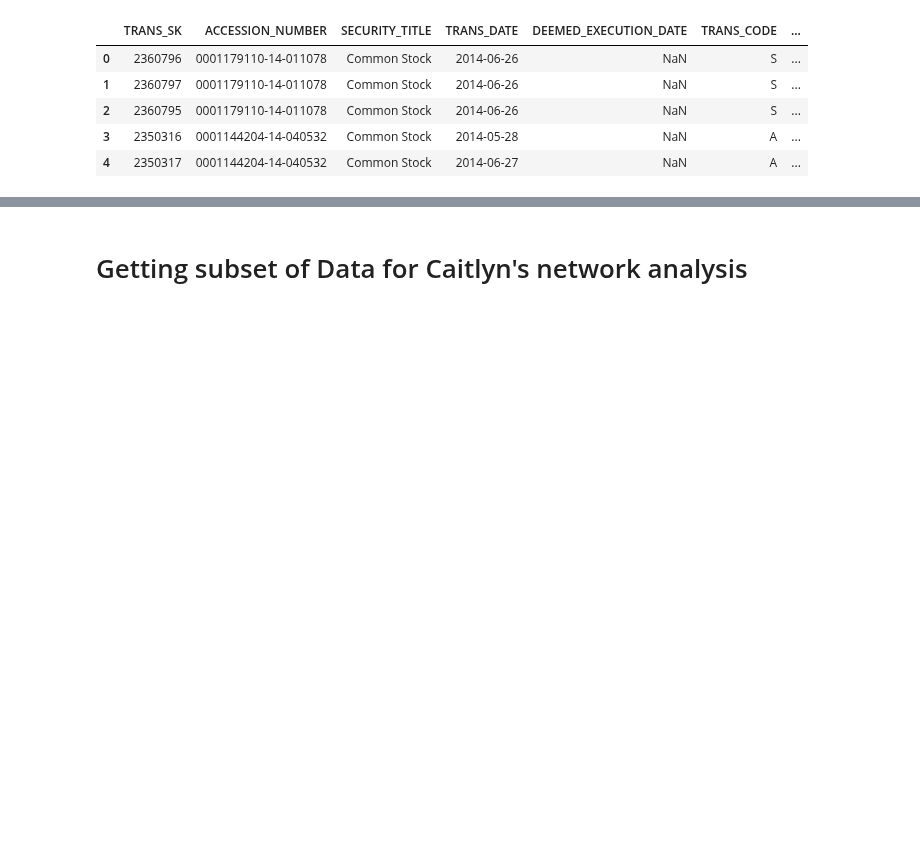
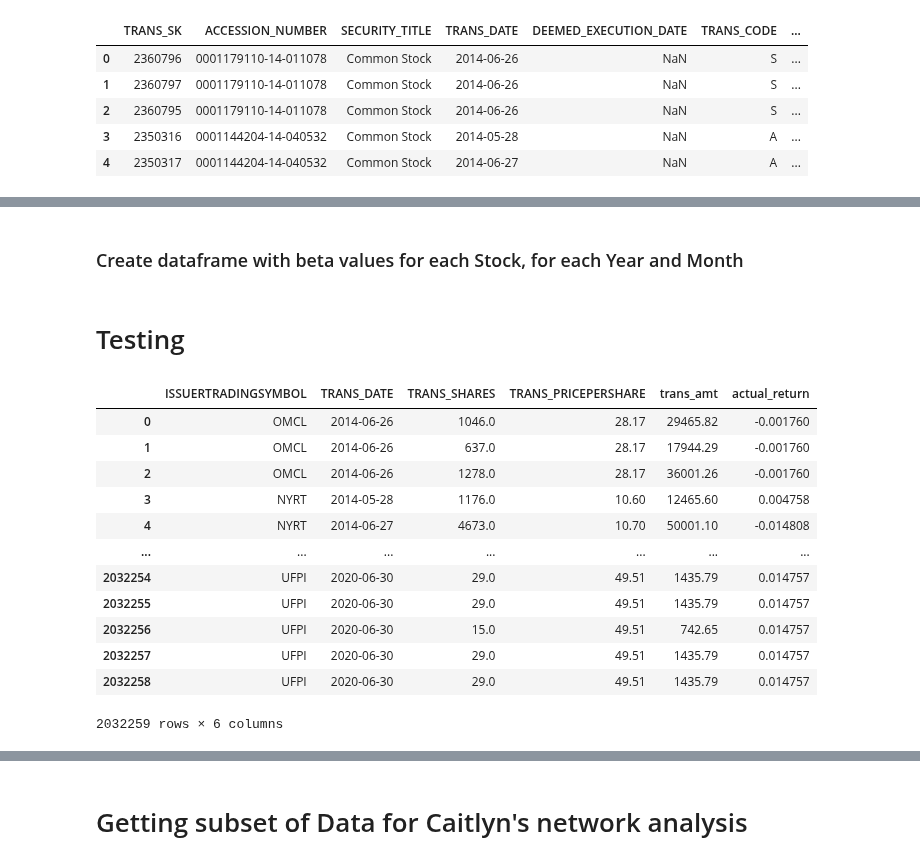
Before and after one commit to Blimperoo/DSA4263-Final-Insider-Trading, a Jupyter notebook: src/data/SEC_and_Litigations_EDA.ipynb, the cells around one changed output, grey strips where cells are left out. Cells and saved outputs as stored; diff of their text form; code cells hidden in the pictures; blank space fills up the shorter version.

```diff
--- a/src/data/SEC_and_Litigations_EDA.ipynb
+++ b/src/data/SEC_and_Litigations_EDA.ipynb
@@ -268,0 +394,20 @@ all_transaction_direct_final[['trans_amt']].describe()
+# %% [markdown]
+### Create dataframe with beta values for each Stock, for each Year and Month
+# %% [markdown]
+# Testing
+# %%
+all_transaction_direct_final_returns[['ISSUERTRADINGSYMBOL', 'TRANS_DATE','TRANS_SHARES', 'TRANS_PRICEPERSHARE','trans_amt','actual_return']]
+# %% [output]
+|  | ISSUERTRADINGSYMBOL | TRANS_DATE | TRANS_SHARES | TRANS_PRICEPERSHARE | trans_amt | actual_return |
+| 0 | OMCL | 2014-06-26 | 1046.0 | 28.17 | 29465.82 | -0.001760 |
+| 1 | OMCL | 2014-06-26 | 637.0 | 28.17 | 17944.29 | -0.001760 |
+| 2 | OMCL | 2014-06-26 | 1278.0 | 28.17 | 36001.26 | -0.001760 |
+| 3 | NYRT | 2014-05-28 | 1176.0 | 10.60 | 12465.60 | 0.004758 |
+| 4 | NYRT | 2014-06-27 | 4673.0 | 10.70 | 50001.10 | -0.014808 |
+| ... | ... | ... | ... | ... | ... | ... |
+| 2032254 | UFPI | 2020-06-30 | 29.0 | 49.51 | 1435.79 | 0.014757 |
+| 2032255 | UFPI | 2020-06-30 | 29.0 | 49.51 | 1435.79 | 0.014757 |
+| 2032256 | UFPI | 2020-06-30 | 15.0 | 49.51 | 742.65 | 0.014757 |
+| 2032257 | UFPI | 2020-06-30 | 29.0 | 49.51 | 1435.79 | 0.014757 |
+| 2032258 | UFPI | 2020-06-30 | 29.0 | 49.51 | 1435.79 | 0.014757 |
+2032259 rows × 6 columns
```
Also changed, not shown: parts of 29 cells of this notebook.
